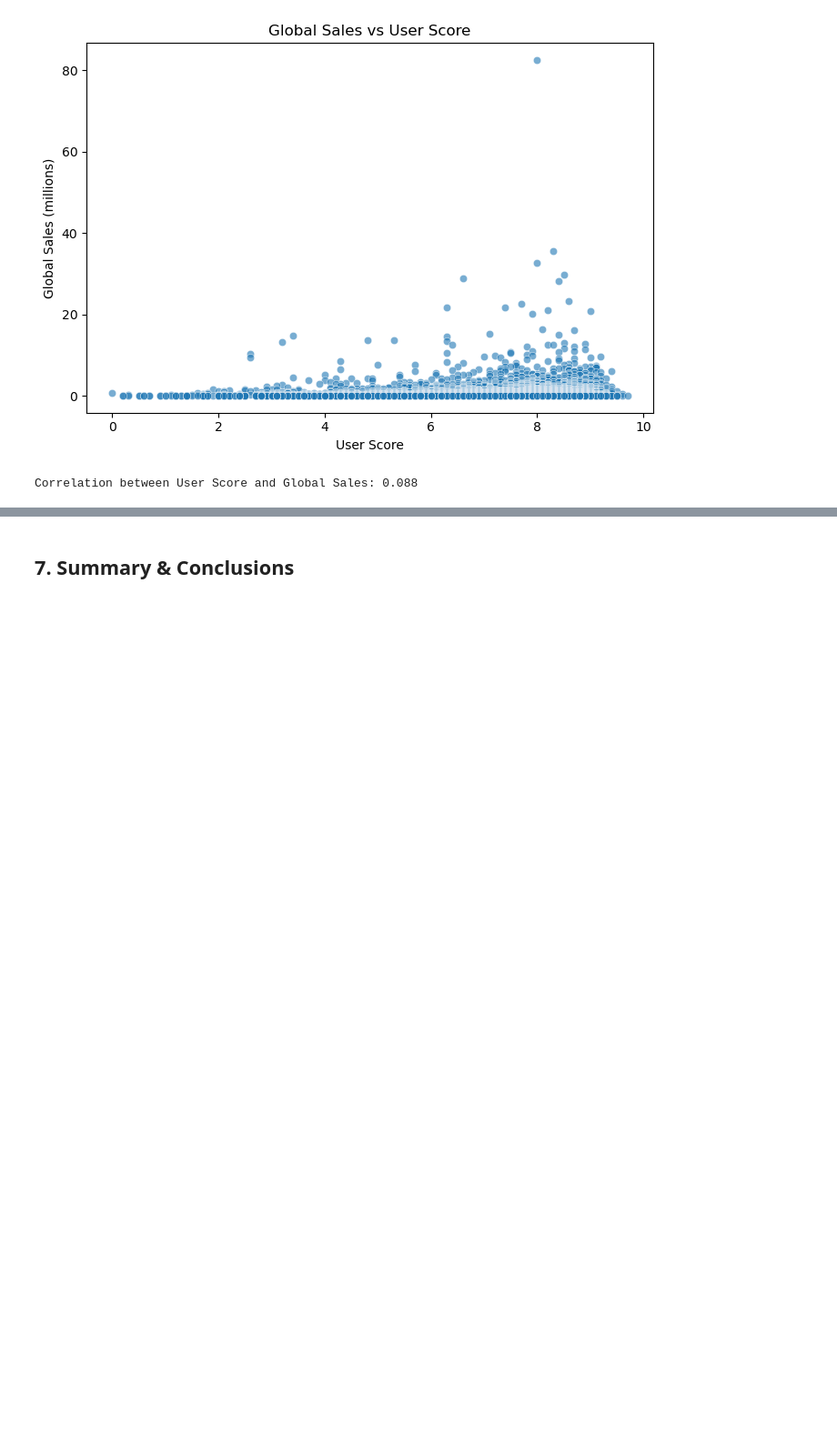
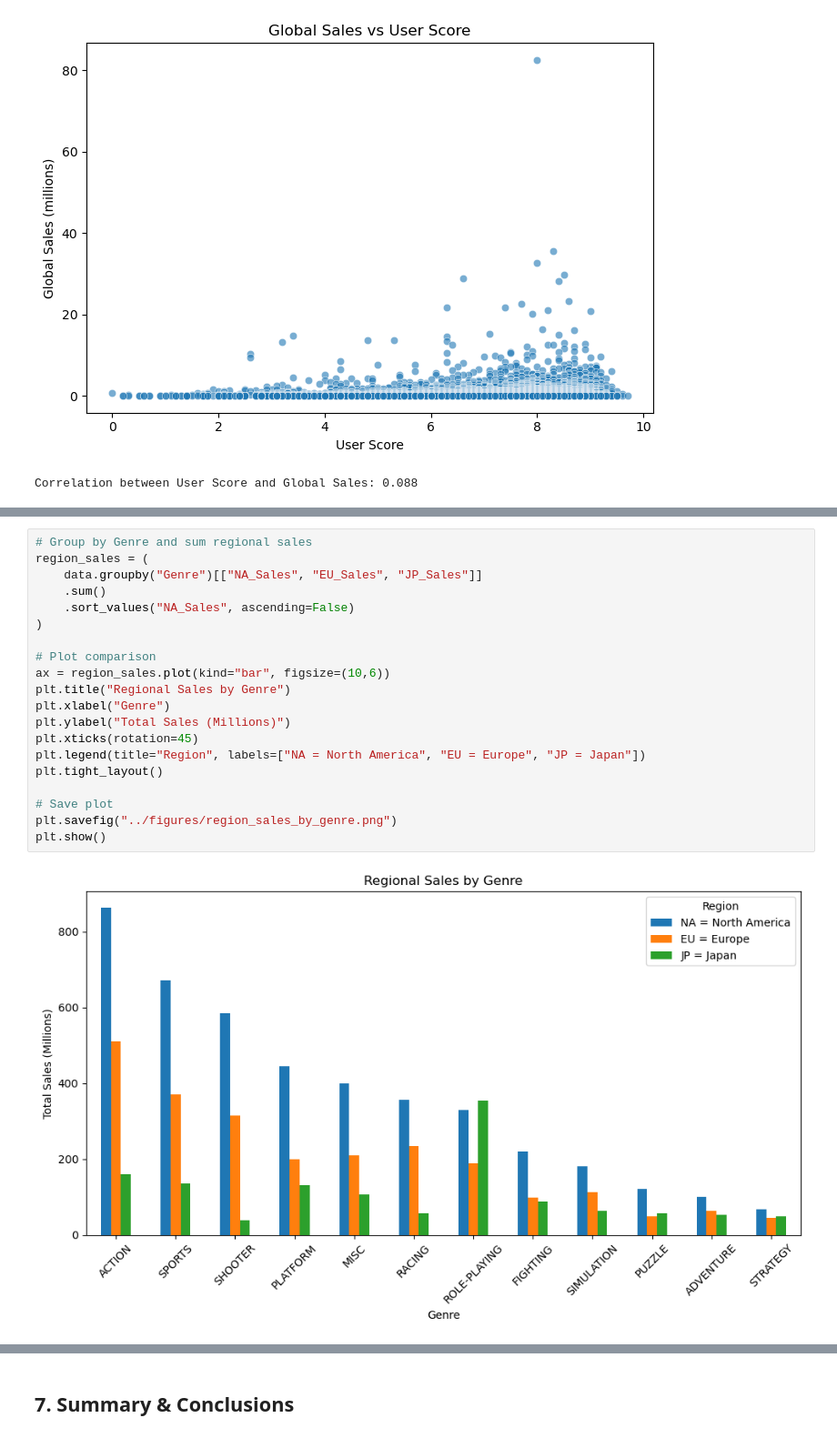
Before and after one commit to profadept/video-game-sales-analysis, a Jupyter notebook: notebooks/Video_Game_Sales_EDA.ipynb, the cells around one changed output, grey strips where cells are left out. Shown at 91% size. Cells and saved outputs as stored; diff of their text form; blank space fills up the shorter version.

Commit message:
Add regional sales by genre analysis with legend clarification and interpretation section

```diff
--- a/notebooks/Video_Game_Sales_EDA.ipynb
+++ b/notebooks/Video_Game_Sales_EDA.ipynb
@@ -399,0 +407,22 @@ This suggests that strong marketing, franchise reputation, or platform exclusivi
+# %%
+# Group by Genre and sum regional sales
+region_sales = (
+    data.groupby("Genre")[["NA_Sales", "EU_Sales", "JP_Sales"]]
+    .sum()
+    .sort_values("NA_Sales", ascending=False)
+)
+
+# Plot comparison
+ax = region_sales.plot(kind="bar", figsize=(10,6))
+plt.title("Regional Sales by Genre")
+plt.xlabel("Genre")
+plt.ylabel("Total Sales (Millions)")
+plt.xticks(rotation=45)
+plt.legend(title="Region", labels=["NA = North America", "EU = Europe", "JP = Japan"])
+plt.tight_layout()
+
+# Save plot
+plt.savefig("../figures/region_sales_by_genre.png")
+plt.show()
+# %% [output]
+[figure, added]
```
Also changed, not shown: parts of 3 cells of this notebook, 1 other file.
